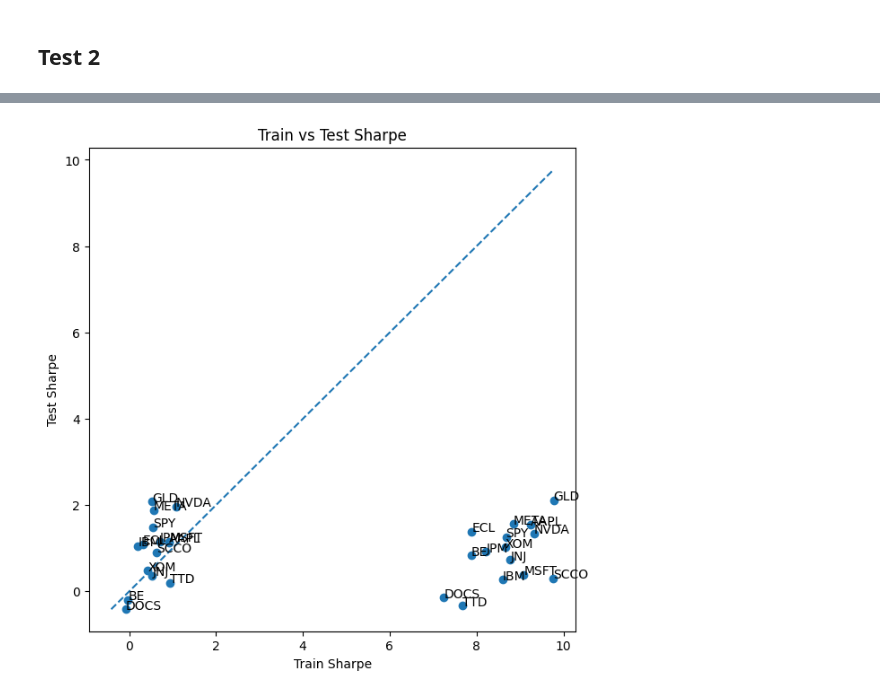
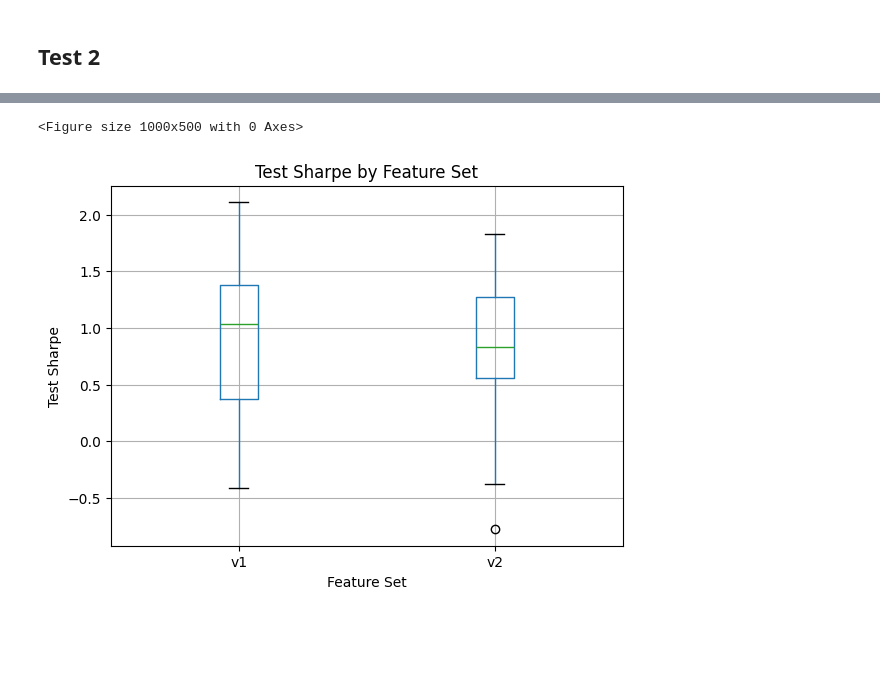
Before and after one commit to noelpdlt/quant-research-system, a Jupyter notebook: notebooks/randomforest.ipynb, the cells around one changed output, grey strips where cells are left out. Cells and saved outputs as stored; diff of their text form; code cells hidden in the pictures; blank space fills up the shorter version.

```diff
--- a/notebooks/randomforest.ipynb
+++ b/notebooks/randomforest.ipynb
@@ -187,26 +166,17 @@ df
-# %%
-plt.figure(figsize=(7,7))
-
-plt.scatter(df["Train Sharpe"], df["Test Sharpe"])
-
-lims = [
-    min(df["Train Sharpe"].min(), df["Test Sharpe"].min()),
-    max(df["Train Sharpe"].max(), df["Test Sharpe"].max())
-]
-
-plt.plot(lims, lims, "--")
-
-for _, row in df.iterrows():
-    plt.text(
-        row["Train Sharpe"],
-        row["Test Sharpe"],
-        row["Asset"]
-    )
-
-plt.xlabel("Train Sharpe")
-plt.ylabel("Test Sharpe")
-plt.title("Train vs Test Sharpe")
-
-plt.show()
-# %% [output]
-[figure, removed]
+# %%
+plt.figure(figsize=(10,5))
+
+df.boxplot(
+    column="Test Sharpe",
+    by="Feature Set",
+    rot=0
+)
+
+plt.title("Test Sharpe by Feature Set")
+plt.suptitle("")
+plt.ylabel("Test Sharpe")
+
+plt.show()
+# %% [output]
+<Figure size 1000x500 with 0 Axes>
+[figure, added]
```
Also changed, not shown: parts of 32 cells of this notebook, 6 other files.
